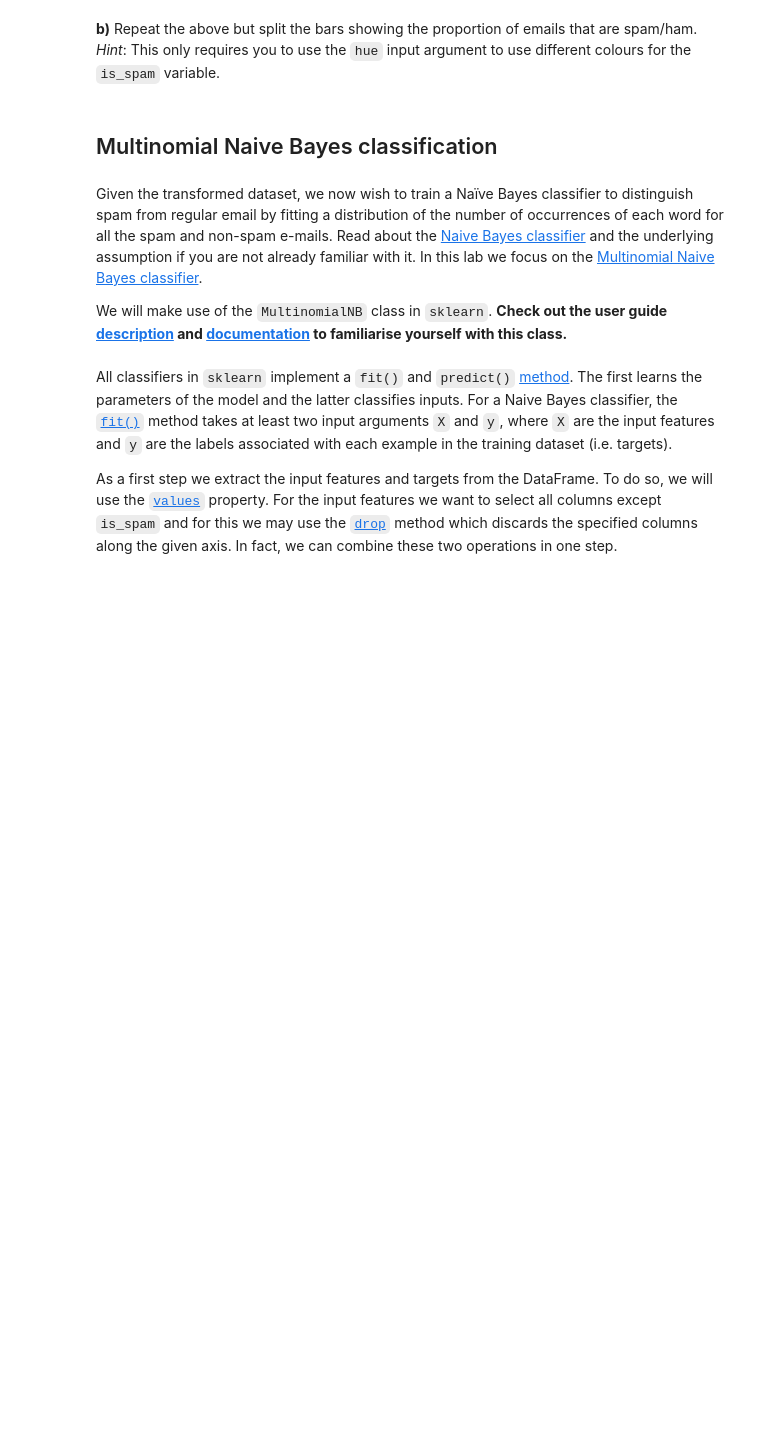
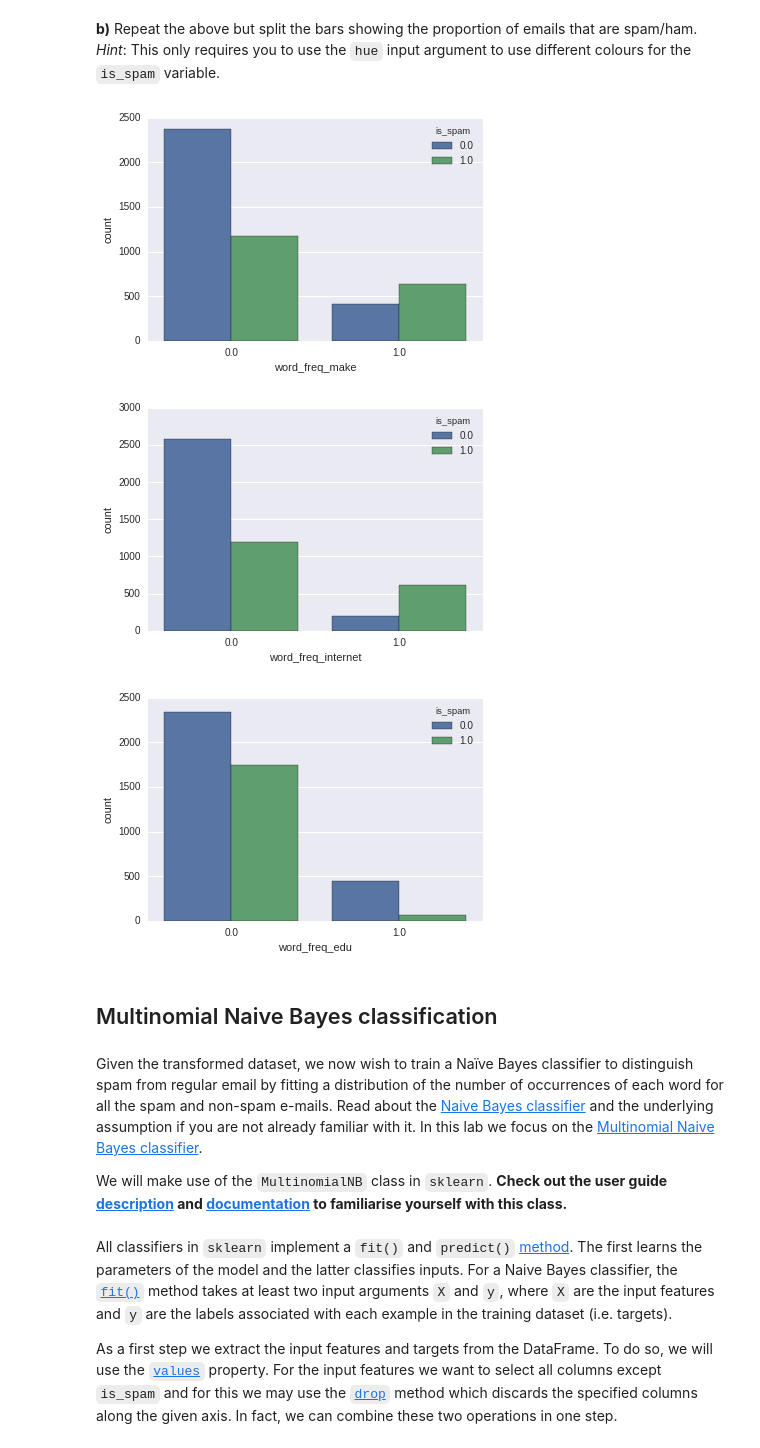
Before and after one commit to ngbcos/iaml-1, a Jupyter notebook: 02_Lab_2_Data_analysis_visualisation_pligor.ipynb, the cells around one changed output. Cells and saved outputs as stored; diff of their text form; code cells hidden in the pictures; blank space fills up the shorter version.

```diff
--- a/02_Lab_2_Data_analysis_visualisation_pligor.ipynb
+++ b/02_Lab_2_Data_analysis_visualisation_pligor.ipynb
@@ -203,3 +249,17 @@ Now we want to get a feeling for how the presence or absence of some specific wo
+# %%
+# Your code goes here
+ax = sns.countplot(x='word_freq_make', hue='is_spam', data=spambase_binary)
+plt.show()
+
+ax = sns.countplot(x='word_freq_internet', hue='is_spam', data=spambase_binary)
+plt.show()
+
+ax = sns.countplot(x='word_freq_edu', hue='is_spam', data=spambase_binary)
+plt.show()
+# %% [output]
+[figure, added]
+[figure, added]
+[figure, added]
 # %% [markdown]
 ## Multinomial Naive Bayes classification
 # %% [markdown]
```
Also changed, not shown: parts of 38 cells of this notebook.
